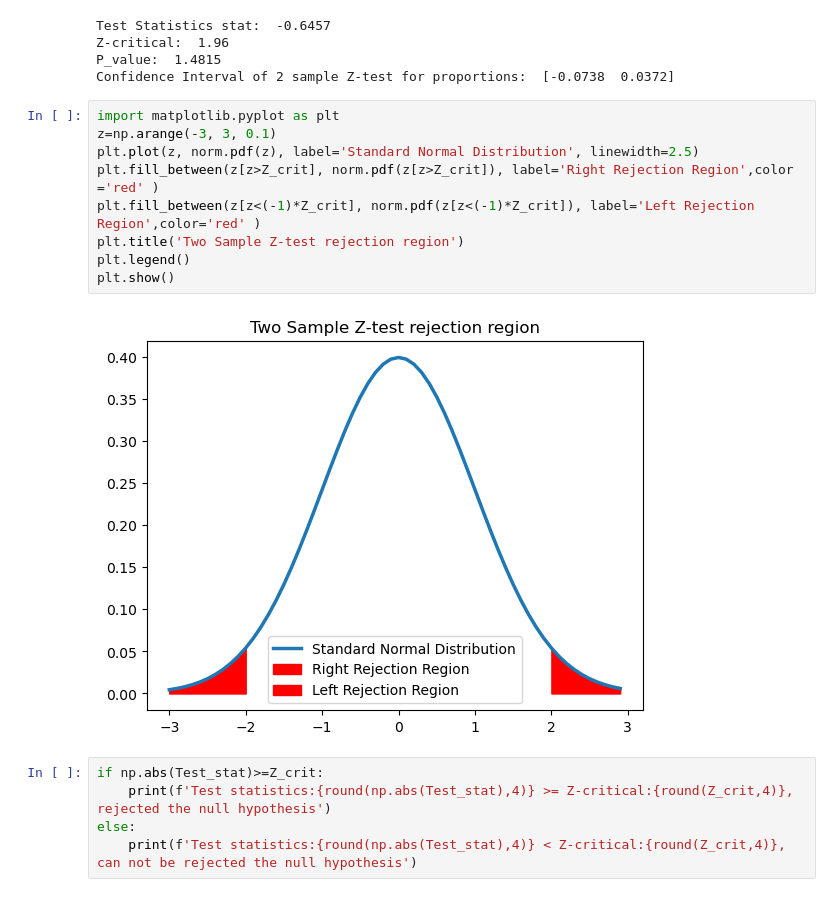
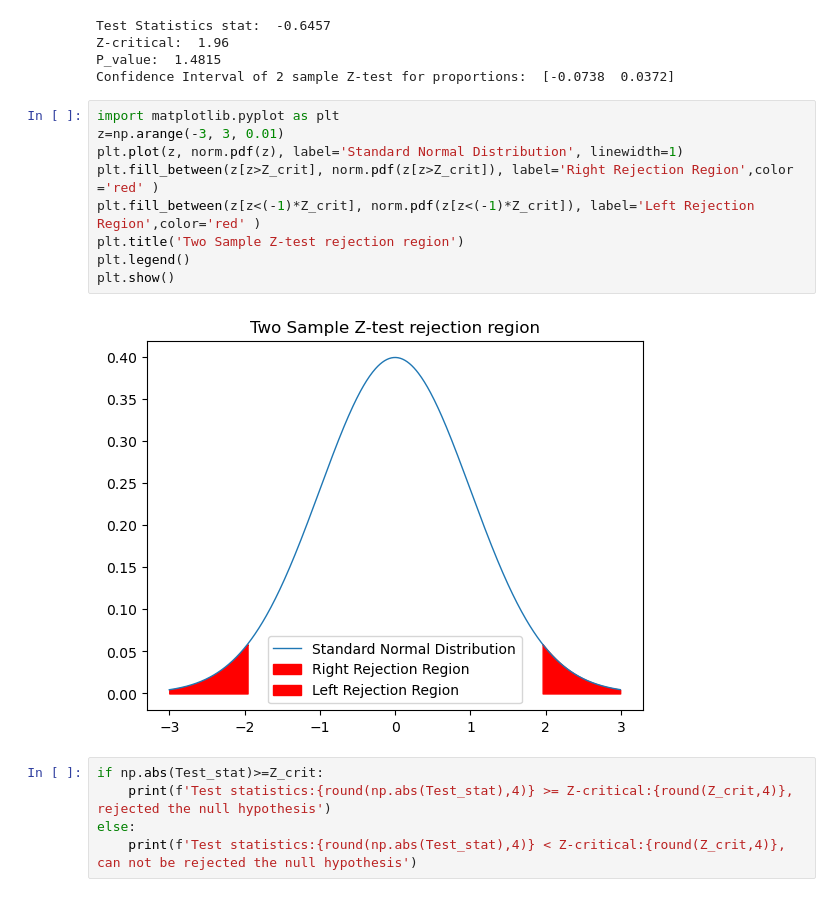
Before and after one commit to ArifAygun/Magnimind-Capstone-Projects, a Jupyter notebook: Capstone_Project(1).ipynb, the cells around one changed output. Saved outputs shown, nothing was run; the diff lists cells and outputs as text.

```diff
--- a/Capstone_Project(1).ipynb
+++ b/Capstone_Project(1).ipynb
@@ -196,15 +208,15 @@ P_value:  1.4815
 Confidence Interval of 2 sample Z-test for proportions:  [-0.0738  0.0372]
 # %%
 import matplotlib.pyplot as plt
-z=np.arange(-3, 3, 0.1)
-plt.plot(z, norm.pdf(z), label='Standard Normal Distribution', linewidth=2.5)
+z=np.arange(-3, 3, 0.01)
+plt.plot(z, norm.pdf(z), label='Standard Normal Distribution', linewidth=1)
 plt.fill_between(z[z>Z_crit], norm.pdf(z[z>Z_crit]), label='Right Rejection Region',color ='red' )
 plt.fill_between(z[z<(-1)*Z_crit], norm.pdf(z[z<(-1)*Z_crit]), label='Left Rejection Region',color='red' )
 plt.title('Two Sample Z-test rejection region')
 plt.legend()
 plt.show()
 # %% [output]
-[figure, old version]
+[figure, new version]
 # %%
 if np.abs(Test_stat)>=Z_crit:
     print(f'Test statistics:{round(np.abs(Test_stat),4)} >= Z-critical:{round(Z_crit,4)}, rejected the null hypothesis')
```
Also changed, not shown: parts of 16 cells of this notebook.
